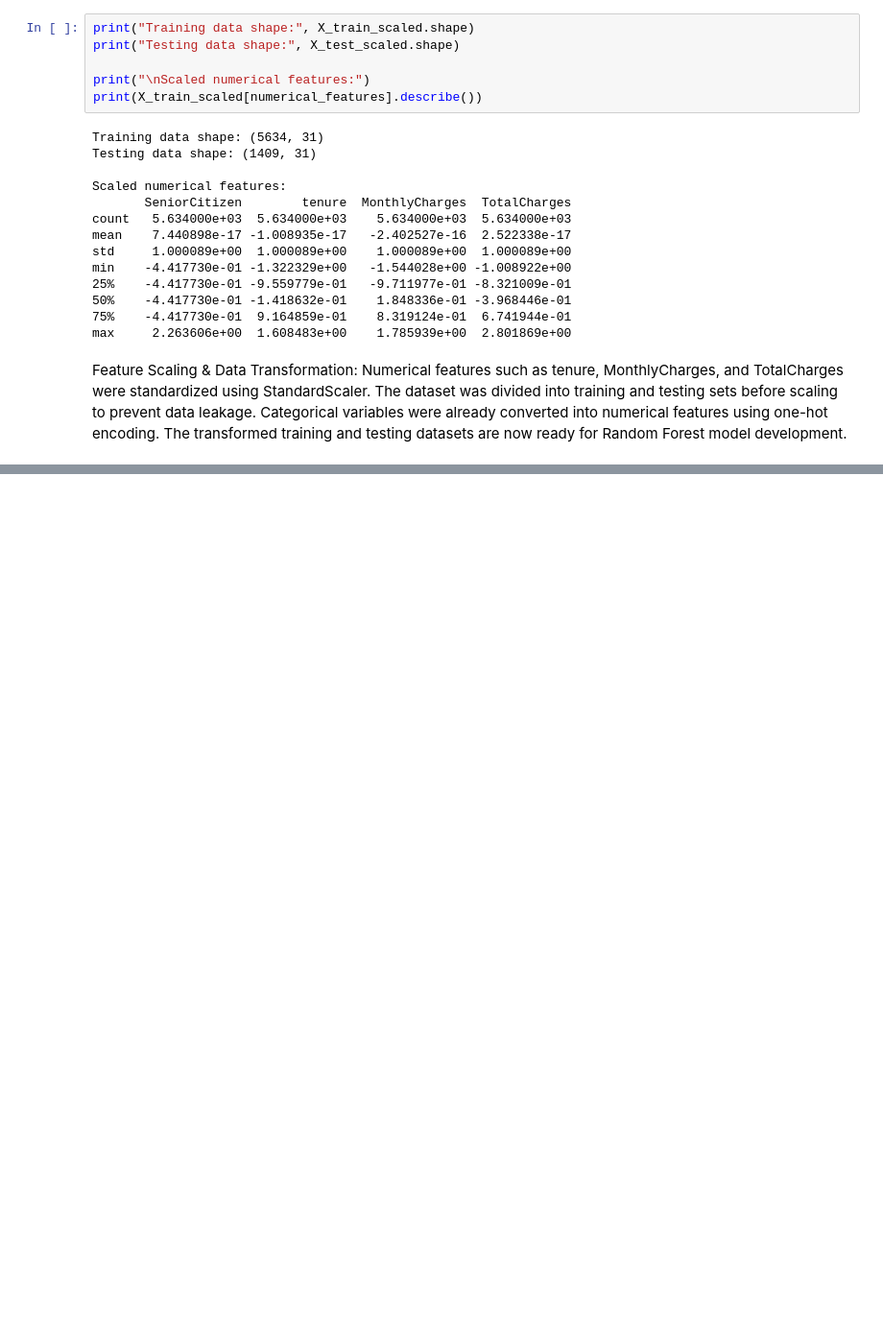
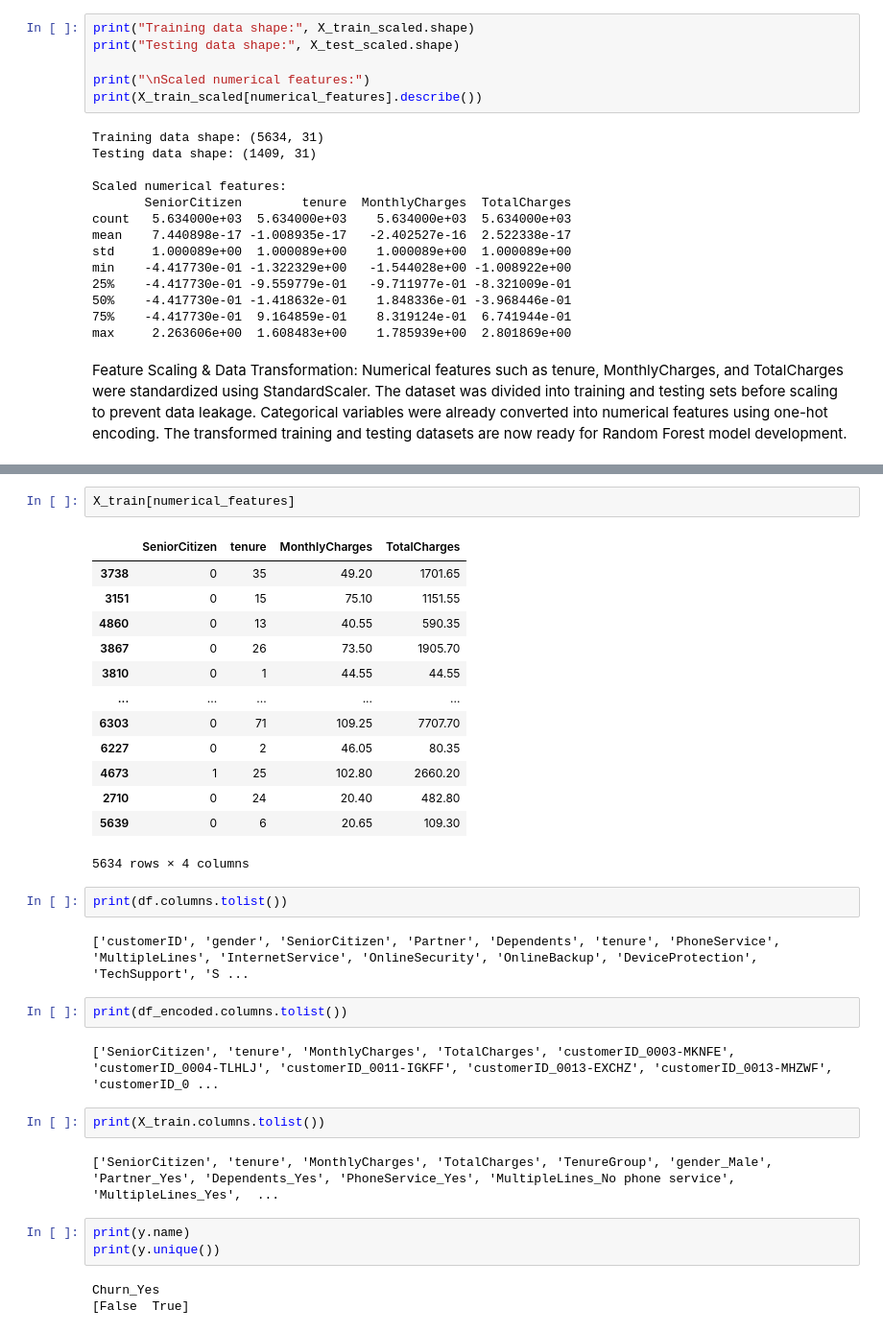
Before and after one commit to begamafreen8088-afk/zaalima-data-analytic, a Jupyter notebook: Notebooks/person2_eda.ipynb, the cells around one changed output, grey strips where cells are left out. Shown at 96% size. Cells and saved outputs as stored; diff of their text form; blank space fills up the shorter version.

```diff
--- a/Notebooks/person2_eda.ipynb
+++ b/Notebooks/person2_eda.ipynb
@@ -1056,0 +1177,34 @@ Feature Scaling & Data Transformation: Numerical features such as tenure, Monthl
+# %%
+X_train[numerical_features]
+# %% [output]
+|  | SeniorCitizen | tenure | MonthlyCharges | TotalCharges |
+| 3738 | 0 | 35 | 49.20 | 1701.65 |
+| 3151 | 0 | 15 | 75.10 | 1151.55 |
+| 4860 | 0 | 13 | 40.55 | 590.35 |
+| 3867 | 0 | 26 | 73.50 | 1905.70 |
+| 3810 | 0 | 1 | 44.55 | 44.55 |
+| ... | ... | ... | ... | ... |
+| 6303 | 0 | 71 | 109.25 | 7707.70 |
+| 6227 | 0 | 2 | 46.05 | 80.35 |
+| 4673 | 1 | 25 | 102.80 | 2660.20 |
+| 2710 | 0 | 24 | 20.40 | 482.80 |
+| 5639 | 0 | 6 | 20.65 | 109.30 |
+5634 rows × 4 columns
+# %%
+print(df.columns.tolist())
+# %% [output]
+['customerID', 'gender', 'SeniorCitizen', 'Partner', 'Dependents', 'tenure', 'PhoneService', 'MultipleLines', 'InternetService', 'OnlineSecurity', 'OnlineBackup', 'DeviceProtection', 'TechSupport', 'S ...
+# %%
+print(df_encoded.columns.tolist())
+# %% [output]
+['SeniorCitizen', 'tenure', 'MonthlyCharges', 'TotalCharges', 'customerID_0003-MKNFE', 'customerID_0004-TLHLJ', 'customerID_0011-IGKFF', 'customerID_0013-EXCHZ', 'customerID_0013-MHZWF', 'customerID_0 ...
+# %%
+print(X_train.columns.tolist())
+# %% [output]
+['SeniorCitizen', 'tenure', 'MonthlyCharges', 'TotalCharges', 'TenureGroup', 'gender_Male', 'Partner_Yes', 'Dependents_Yes', 'PhoneService_Yes', 'MultipleLines_No phone service', 'MultipleLines_Yes',  ...
+# %%
+print(y.name)
+print(y.unique())
+# %% [output]
+Churn_Yes
+[False  True]
```
Also changed, not shown: parts of 19 cells of this notebook.
